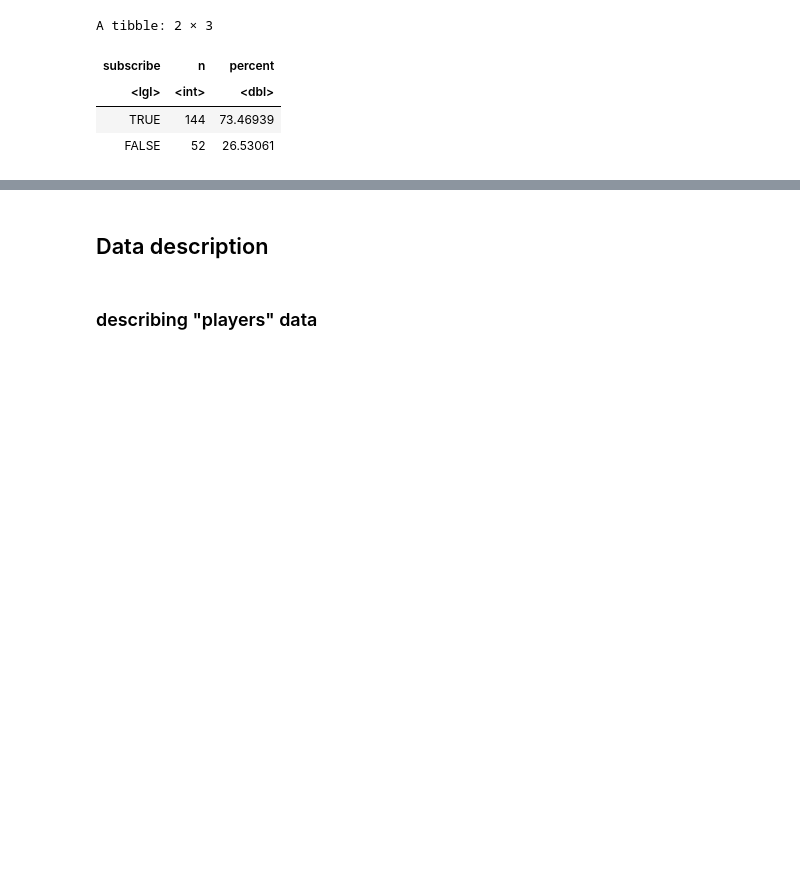
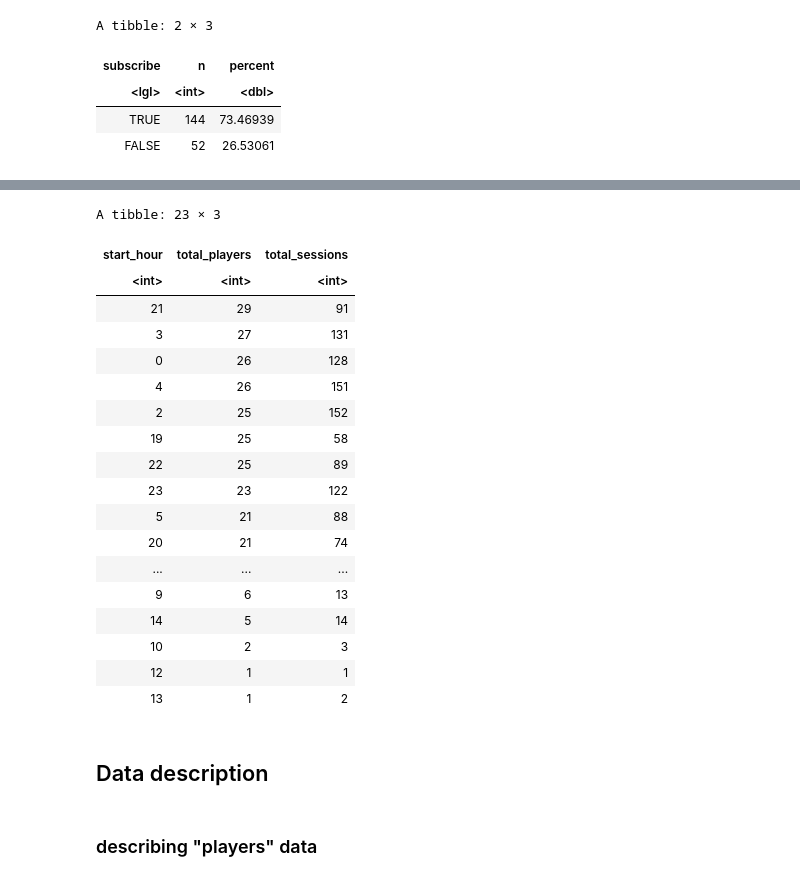
Before and after one commit to YuanYuan-06/dsci-Individualplan, a Jupyter notebook: individual plan project.ipynb, the cells around one changed output, grey strips where cells are left out. Saved outputs shown, nothing was run; the diff lists cells and outputs as text; code cells hidden in the pictures; blank space fills up the shorter version.

```diff
--- a/individual plan project.ipynb
+++ b/individual plan project.ipynb
@@ -224,3 +212,31 @@ A tibble: 7 × 1
+# %%
+player_hourly_count <- tidy_sessions|>
+group_by(start_hour)|>
+summarise(total_players = n_distinct(hashedEmail),
+          total_sessions = n())|>
+arrange(desc(total_players))
+
+player_hourly_count
+# %% [output]
+A tibble: 23 × 3
+| start_hour | total_players | total_sessions |
+| <int> | <int> | <int> |
+| 21 | 29 | 91 |
+| 3 | 27 | 131 |
+| 0 | 26 | 128 |
+| 4 | 26 | 151 |
+| 2 | 25 | 152 |
+| 19 | 25 | 58 |
+| 22 | 25 | 89 |
+| 23 | 23 | 122 |
+| 5 | 21 | 88 |
+| 20 | 21 | 74 |
+| ... | ... | ... |
+| 9 | 6 | 13 |
+| 14 | 5 | 14 |
+| 10 | 2 | 3 |
+| 12 | 1 | 1 |
+| 13 | 1 | 2 |
 # %% [markdown]
 ## Data description
 # %% [markdown]
```
Also changed, not shown: parts of 18 cells of this notebook.
